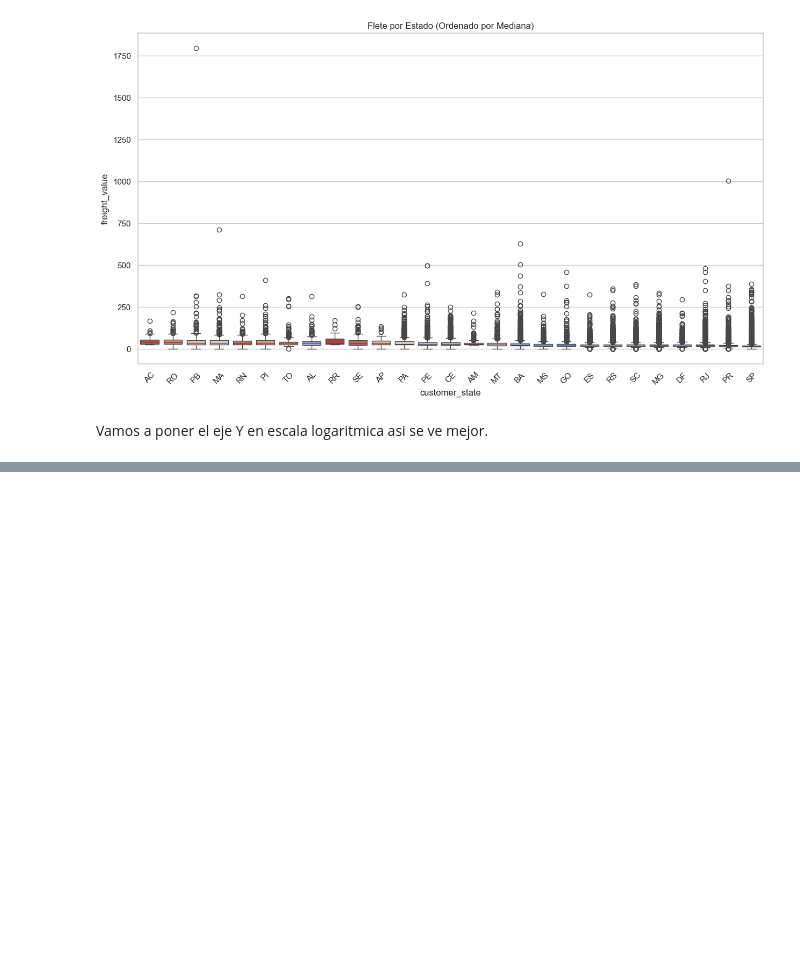
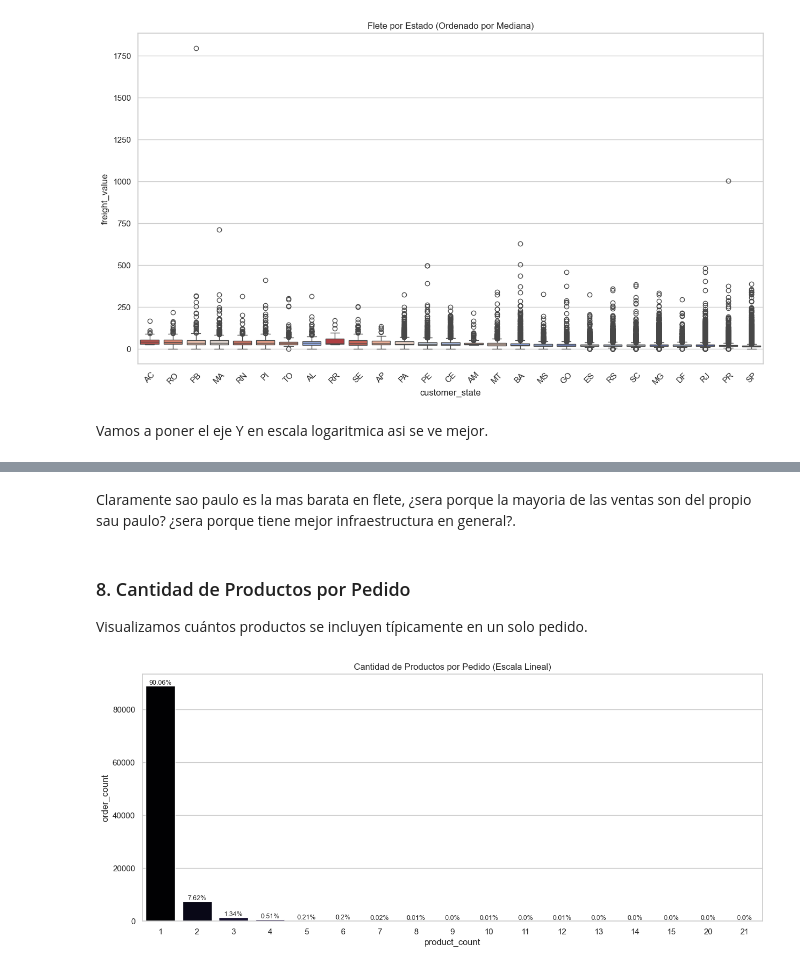
Before and after one commit to LeandroLocurcio/analisis-olist, a Jupyter notebook: EDA_1.ipynb, the cells around one changed output, grey strips where cells are left out. Cells and saved outputs as stored; diff of their text form; code cells hidden in the pictures; blank space fills up the shorter version.

```diff
--- a/EDA_1.ipynb
+++ b/EDA_1.ipynb
@@ -316,0 +380,41 @@ Vamos a poner el eje Y en escala logaritmica asi se ve mejor.
+# %% [markdown]
+Claramente sao paulo es la mas barata en flete, ¿sera porque la mayoria de las ventas son del propio sau paulo? ¿sera porque tiene mejor infraestructura en general?.
+# %% [markdown]
+### 8. Cantidad de Productos por Pedido
+Visualizamos cuántos productos se incluyen típicamente en un solo pedido.
+# %%
+# Usamos order_items, nos quedamos con el máximo de order_item_id por order_id
+items_per_order = order_items.groupby('order_id')['order_item_id'].max().reset_index()
+
+# Contamos pedidos por cantidad de productos
+dist_items = items_per_order['order_item_id'].value_counts().sort_index().reset_index()
+dist_items.columns = ['product_count', 'order_count']
+
+# Proporción
+total_orders_items = dist_items['order_count'].sum()
+dist_items['percentage'] = (dist_items['order_count'] / total_orders_items * 100).round(2)
+
+# Gráfico a escala lineal
+plt.figure(figsize=(15, 6))
+ax = sns.barplot(data=dist_items, x='product_count', y='order_count', hue='product_count', palette='magma', legend=False)
+plt.title('Cantidad de Productos por Pedido (Escala Lineal)')
+for i, p in enumerate(ax.patches):
+    if not pd.isna(p.get_height()):
+        ax.text(p.get_x() + p.get_width()/2., p.get_height() + (total_orders_items * 0.005),
+                f'{dist_items["percentage"].iloc[i]}%', ha="center", fontsize=9)
+plt.show()
+
+'''
+# Gráfico a escala logarítmica
+plt.figure(figsize=(15, 6))
+ax = sns.barplot(data=dist_items, x='product_count', y='order_count', hue='product_count', palette='magma', legend=False)
+plt.yscale('log')
+plt.title('Cantidad de Productos por Pedido (Escala Logarítmica)')
+for i, p in enumerate(ax.patches):
+    if not pd.isna(p.get_height()):
+        ax.text(p.get_x() + p.get_width()/2., p.get_height(),
+                f'{dist_items["percentage"].iloc[i]}%', ha="center", fontsize=9)
+'''
+plt.show()
+# %% [output]
+[figure, added]
```
Also changed, not shown: parts of 13 cells of this notebook.
